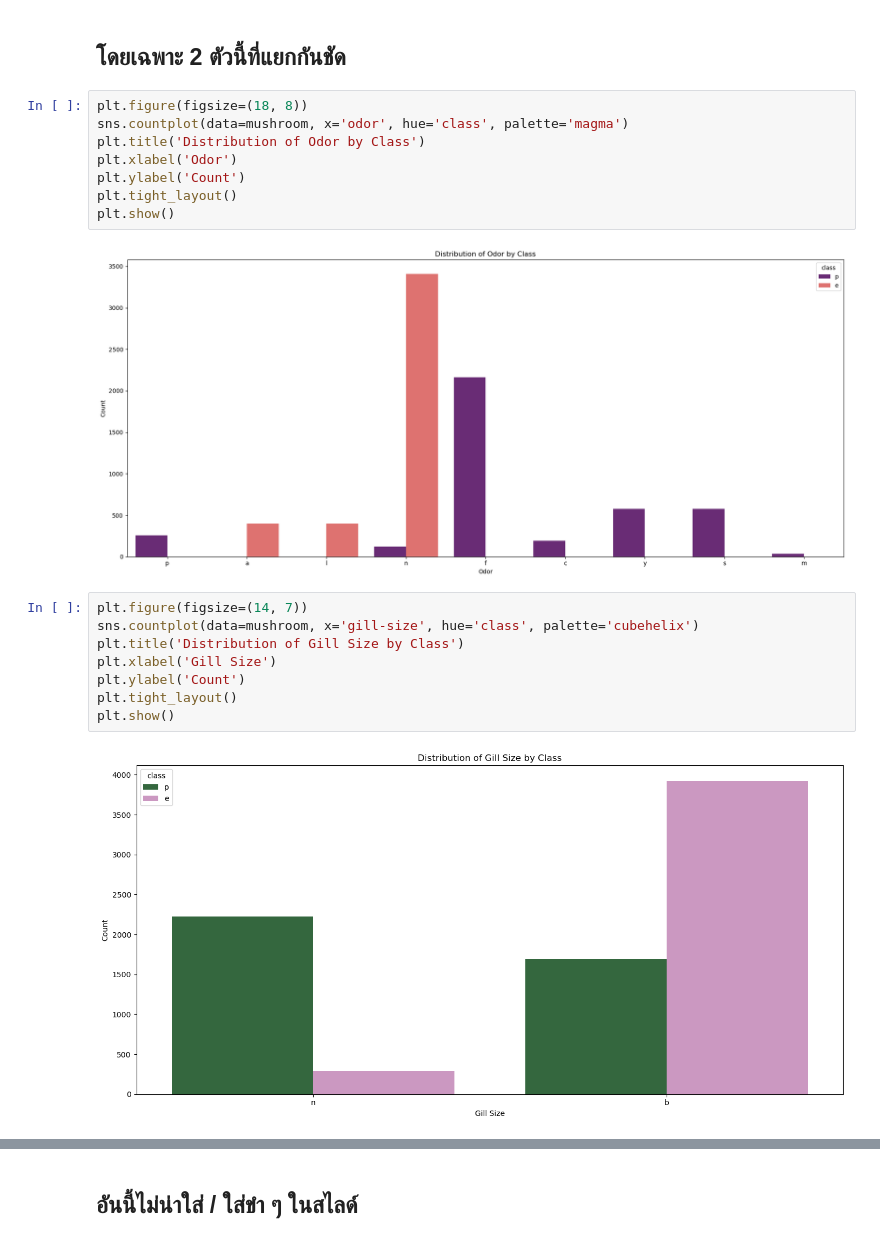
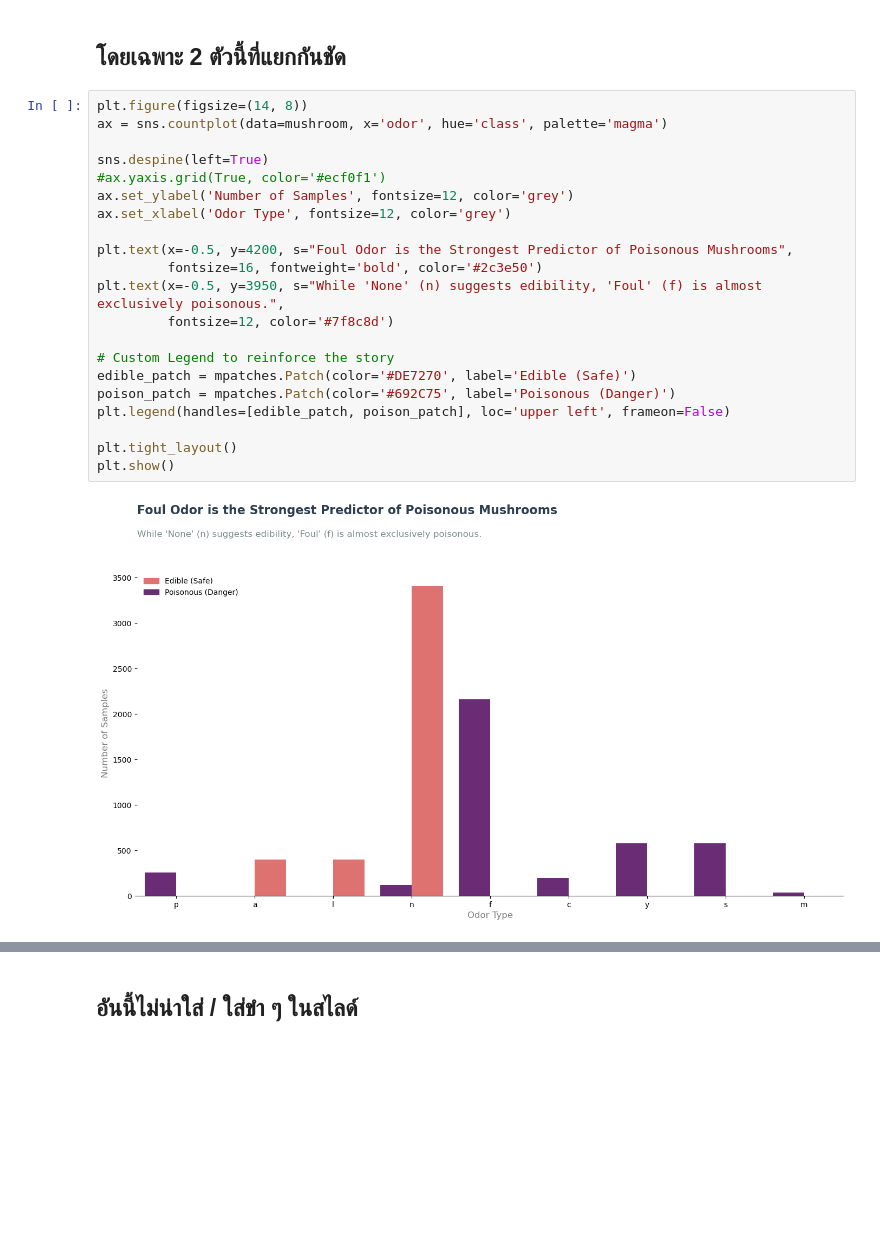
Before and after one commit to Elite1N/ml-playground, a Jupyter notebook: MushroomClassification.ipynb, the cells around one changed output, grey strips where cells are left out. Cells and saved outputs as stored; diff of their text form; blank space fills up the shorter version.

Commit message:
add "storytelling"

```diff
--- a/MushroomClassification.ipynb
+++ b/MushroomClassification.ipynb
@@ -422,23 +492,26 @@ plt.show()
 Let's visualize the relationship between `odor` and `gill-size`, broken down by the mushroom's `class`. This will help us understand if certain combinations of these features are more indicative of edibility or poisonousness.
 # %% [markdown]
 ## โดยเฉพาะ 2 ตัวนี้ที่แยกกันชัด
-# %%
-plt.figure(figsize=(18, 8))
-sns.countplot(data=mushroom, x='odor', hue='class', palette='magma')
-plt.title('Distribution of Odor by Class')
-plt.xlabel('Odor')
-plt.ylabel('Count')
-plt.tight_layout()
-plt.show()
-# %% [output]
-[figure, removed]
-# %%
-plt.figure(figsize=(14, 7))
-sns.countplot(data=mushroom, x='gill-size', hue='class', palette='cubehelix')
-plt.title('Distribution of Gill Size by Class')
-plt.xlabel('Gill Size')
-plt.ylabel('Count')
-plt.tight_layout()
-plt.show()
-# %% [output]
-[figure, removed]
+# %%
+plt.figure(figsize=(14, 8))
+ax = sns.countplot(data=mushroom, x='odor', hue='class', palette='magma')
+
+sns.despine(left=True)
+#ax.yaxis.grid(True, color='#ecf0f1')
+ax.set_ylabel('Number of Samples', fontsize=12, color='grey')
+ax.set_xlabel('Odor Type', fontsize=12, color='grey')
+
+plt.text(x=-0.5, y=4200, s="Foul Odor is the Strongest Predictor of Poisonous Mushrooms",
+         fontsize=16, fontweight='bold', color='#2c3e50')
+plt.text(x=-0.5, y=3950, s="While 'None' (n) suggests edibility, 'Foul' (f) is almost exclusively poisonous.",
+         fontsize=12, color='#7f8c8d')
+
+# Custom Legend to reinforce the story
+edible_patch = mpatches.Patch(color='#DE7270', label='Edible (Safe)')
+poison_patch = mpatches.Patch(color='#692C75', label='Poisonous (Danger)')
+plt.legend(handles=[edible_patch, poison_patch], loc='upper left', frameon=False)
+
+plt.tight_layout()
+plt.show()
+# %% [output]
+[figure, added]
```
Also changed, not shown: parts of 8 cells of this notebook.
